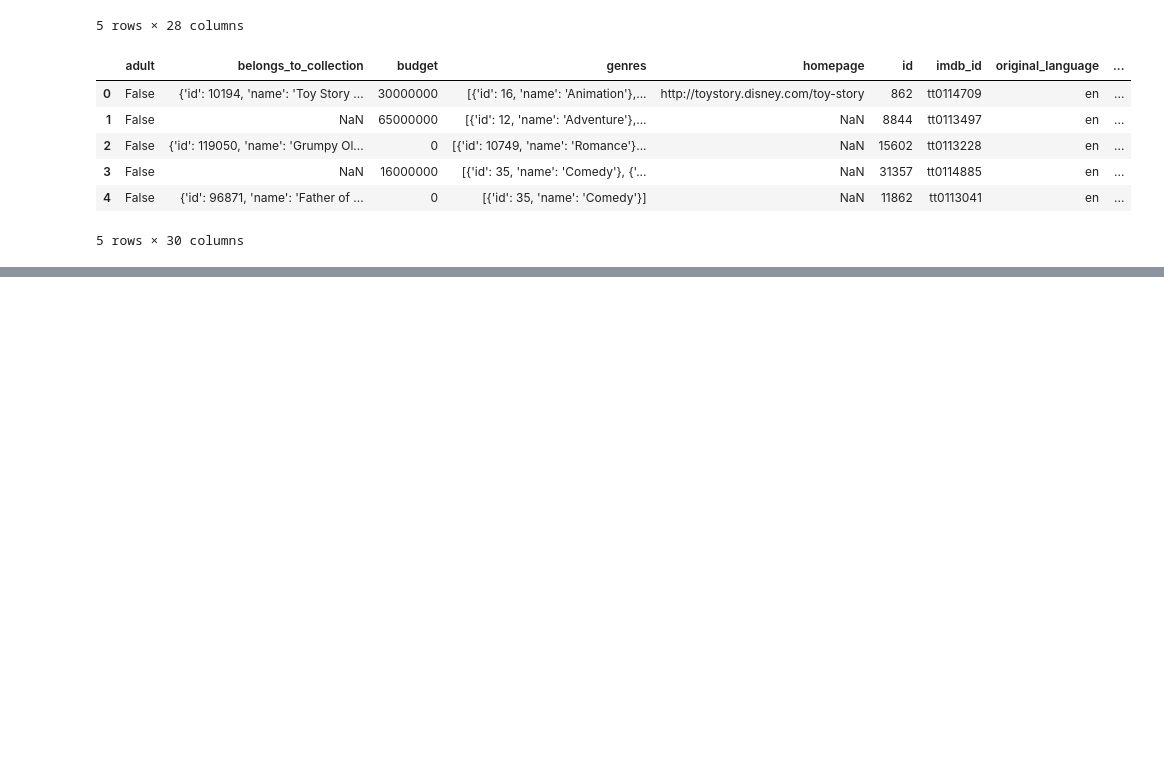
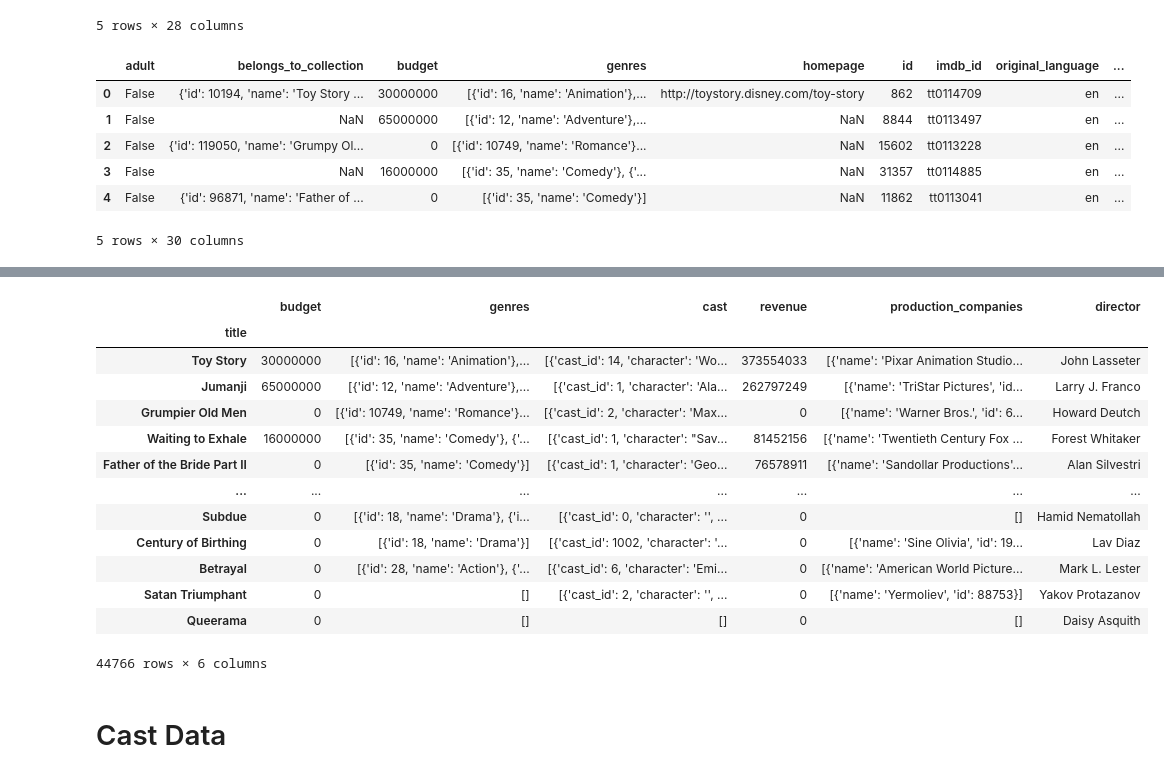
Before and after one commit to rmedina0531/movie-database-ml-project, a Jupyter notebook: project.ipynb, the cells around one changed output, grey strips where cells are left out. Cells and saved outputs as stored; diff of their text form; code cells hidden in the pictures; blank space fills up the shorter version.

```diff
--- a/project.ipynb
+++ b/project.ipynb
@@ -73,0 +86,3 @@ df_reduced
+# %%
+df_reduced['crew'] = df_reduced['crew'].apply(literal_eval)
+df_reduced['crew']
@@ -73,0 +113,5 @@ df_reduced
+# %%
+#data[0][0]['name']
+# data
+df_reduced['crew'] = df_reduced['crew'].apply(lambda x: [i['name'] for i in x] if isinstance(x, list) else [])
+df_reduced['crew']
@@ -73,0 +137,7 @@ df_reduced
+# %%
+#remove entries that have not crew data
+df_reduced = df_reduced[df_reduced['crew'].map(lambda d: len(d)) > 0]
+
+#get first entry of the crew list for director name
+df_reduced['director'] = df_reduced['crew'].apply(lambda x: x[0])
+df_reduced['director']
@@ -73,0 +163,21 @@ df_reduced
+# %%
+df_reduced = df_reduced[['budget','genres','cast','revenue','production_companies','director']]
+# %%
+df_reduced
+# %% [output]
+|  | budget | genres | cast | revenue | production_companies | director |
+| title |  |  |  |  |  |  |
+| Toy Story | 30000000 | [{'id': 16, 'name': 'Animation'},... | [{'cast_id': 14, 'character': 'Wo... | 373554033 | [{'name': 'Pixar Animation Studio... | John Lasseter |
+| Jumanji | 65000000 | [{'id': 12, 'name': 'Adventure'},... | [{'cast_id': 1, 'character': 'Ala... | 262797249 | [{'name': 'TriStar Pictures', 'id... | Larry J. Franco |
+| Grumpier Old Men | 0 | [{'id': 10749, 'name': 'Romance'}... | [{'cast_id': 2, 'character': 'Max... | 0 | [{'name': 'Warner Bros.', 'id': 6... | Howard Deutch |
+| Waiting to Exhale | 16000000 | [{'id': 35, 'name': 'Comedy'}, {'... | [{'cast_id': 1, 'character': "Sav... | 81452156 | [{'name': 'Twentieth Century Fox ... | Forest Whitaker |
+| Father of the Bride Part II | 0 | [{'id': 35, 'name': 'Comedy'}] | [{'cast_id': 1, 'character': 'Geo... | 76578911 | [{'name': 'Sandollar Productions'... | Alan Silvestri |
+| ... | ... | ... | ... | ... | ... | ... |
+| Subdue | 0 | [{'id': 18, 'name': 'Drama'}, {'i... | [{'cast_id': 0, 'character': '', ... | 0 | [] | Hamid Nematollah |
+| Century of Birthing | 0 | [{'id': 18, 'name': 'Drama'}] | [{'cast_id': 1002, 'character': '... | 0 | [{'name': 'Sine Olivia', 'id': 19... | Lav Diaz |
+| Betrayal | 0 | [{'id': 28, 'name': 'Action'}, {'... | [{'cast_id': 6, 'character': 'Emi... | 0 | [{'name': 'American World Picture... | Mark L. Lester |
+| Satan Triumphant | 0 | [] | [{'cast_id': 2, 'character': '', ... | 0 | [{'name': 'Yermoliev', 'id': 88753}] | Yakov Protazanov |
+| Queerama | 0 | [] | [] | 0 | [] | Daisy Asquith |
+44766 rows × 6 columns
+# %% [markdown]
+# Cast Data
```
Also changed, not shown: parts of 16 cells of this notebook.
